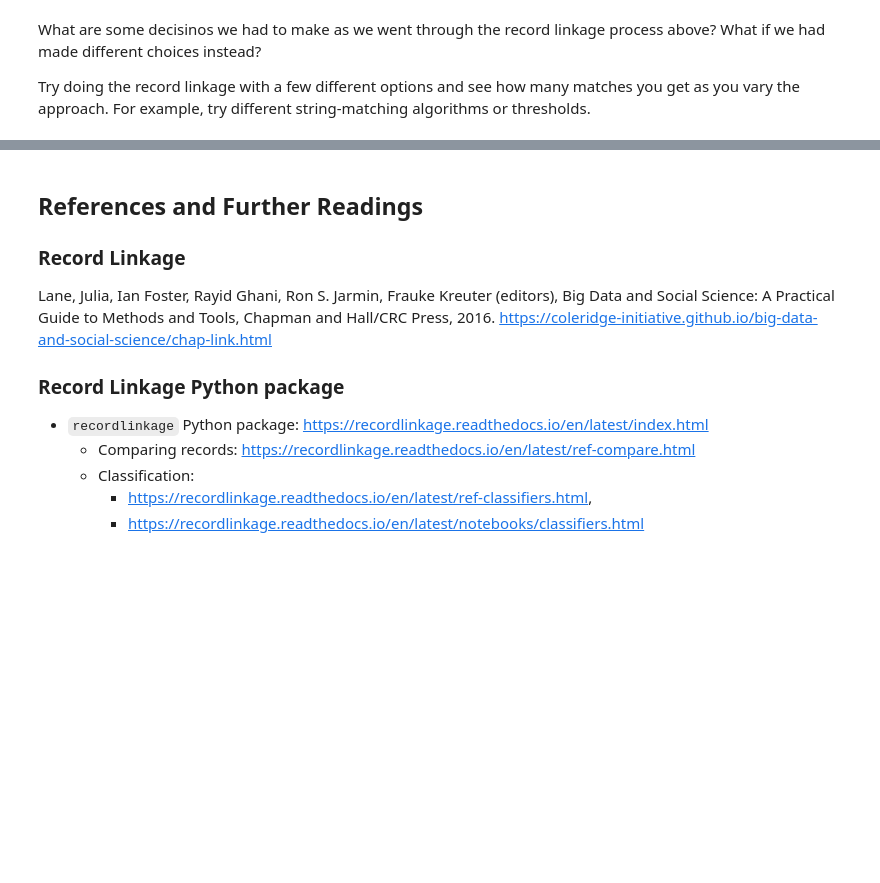
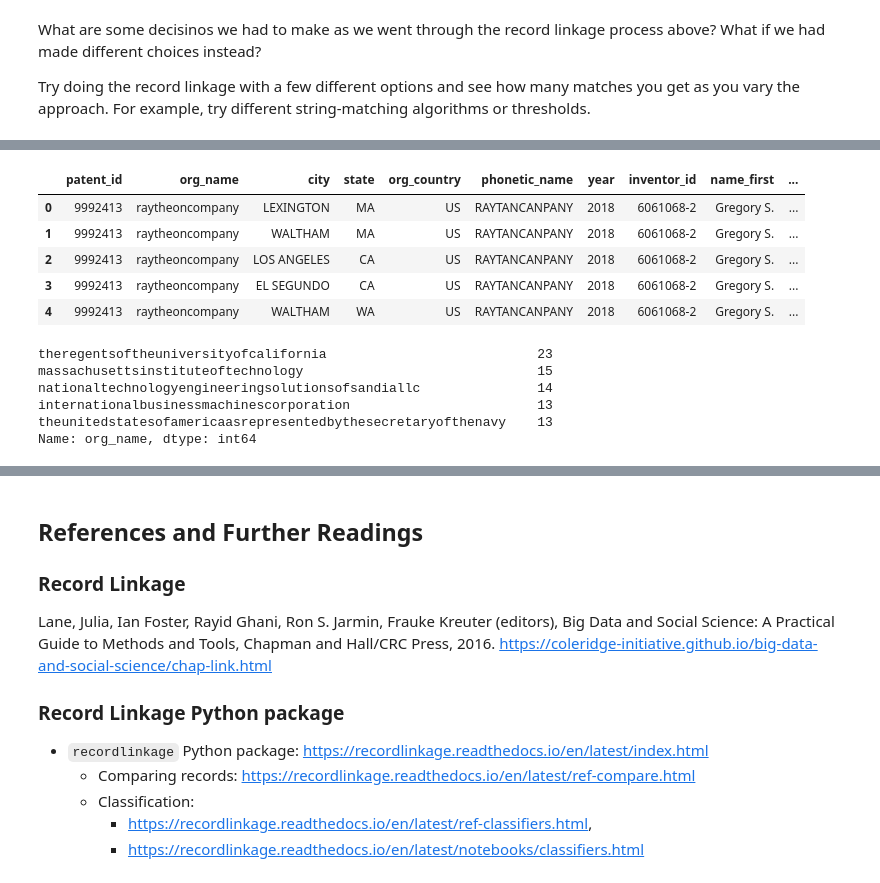
Before and after one commit to paulineliang7829/pre-doc-record-linkage, a Jupyter notebook: Notebooks/Day_2_Blocking_Edit_distance_fuzzy_matching.ipynb, the cells around one changed output, grey strips where cells are left out. Saved outputs shown, nothing was run; the diff lists cells and outputs as text; code cells hidden in the pictures; blank space fills up the shorter version.

```diff
--- a/Notebooks/Day_2_Blocking_Edit_distance_fuzzy_matching.ipynb
+++ b/Notebooks/Day_2_Blocking_Edit_distance_fuzzy_matching.ipynb
@@ -374,0 +414,6 @@ Try doing the record linkage with a few different options and see how many match
+# %%
+#Patent View data -- filter to 2018
+assignees = pd.read_csv('../Data/assignees_cleaned.csv')
+yeardata = pd.read_csv('../Data/patentsview_inventors.csv')
+assignees2018 = assignees.merge(yeardata,on=['patent_id'])
+assignees2018 = assignees2018[assignees2018['year'] == 2018]
@@ -374,0 +441,9 @@ Try doing the record linkage with a few different options and see how many match
+# %%
+assignees2018.head()
+# %% [output]
+|  | patent_id | org_name | city | state | org_country | phonetic_name | year | inventor_id | name_first | ... |
+| 0 | 9992413 | raytheoncompany | LEXINGTON | MA | US | RAYTANCANPANY | 2018 | 6061068-2 | Gregory S. | ... |
+| 1 | 9992413 | raytheoncompany | WALTHAM | MA | US | RAYTANCANPANY | 2018 | 6061068-2 | Gregory S. | ... |
+| 2 | 9992413 | raytheoncompany | LOS ANGELES | CA | US | RAYTANCANPANY | 2018 | 6061068-2 | Gregory S. | ... |
+| 3 | 9992413 | raytheoncompany | EL SEGUNDO | CA | US | RAYTANCANPANY | 2018 | 6061068-2 | Gregory S. | ... |
+| 4 | 9992413 | raytheoncompany | WALTHAM | WA | US | RAYTANCANPANY | 2018 | 6061068-2 | Gregory S. | ... |
@@ -374,0 +452,10 @@ Try doing the record linkage with a few different options and see how many match
+# %%
+#2 Top 5 patenting organizations in 2018
+agndedup['org_name'].value_counts().head()
+# %% [output]
+theregentsoftheuniversityofcalifornia                           23
+massachusettsinstituteoftechnology                              15
+nationaltechnologyengineeringsolutionsofsandiallc               14
+internationalbusinessmachinescorporation                        13
+theunitedstatesofamericaasrepresentedbythesecretaryofthenavy    13
+Name: org_name, dtype: int64
```
Also changed, not shown: parts of 20 cells of this notebook.
